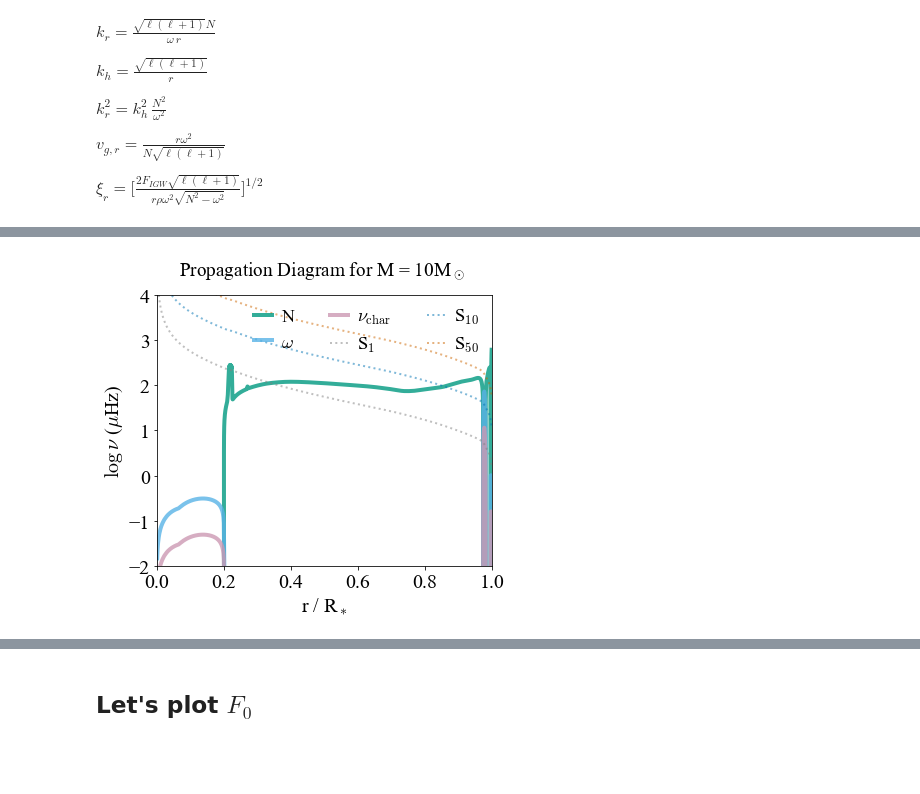
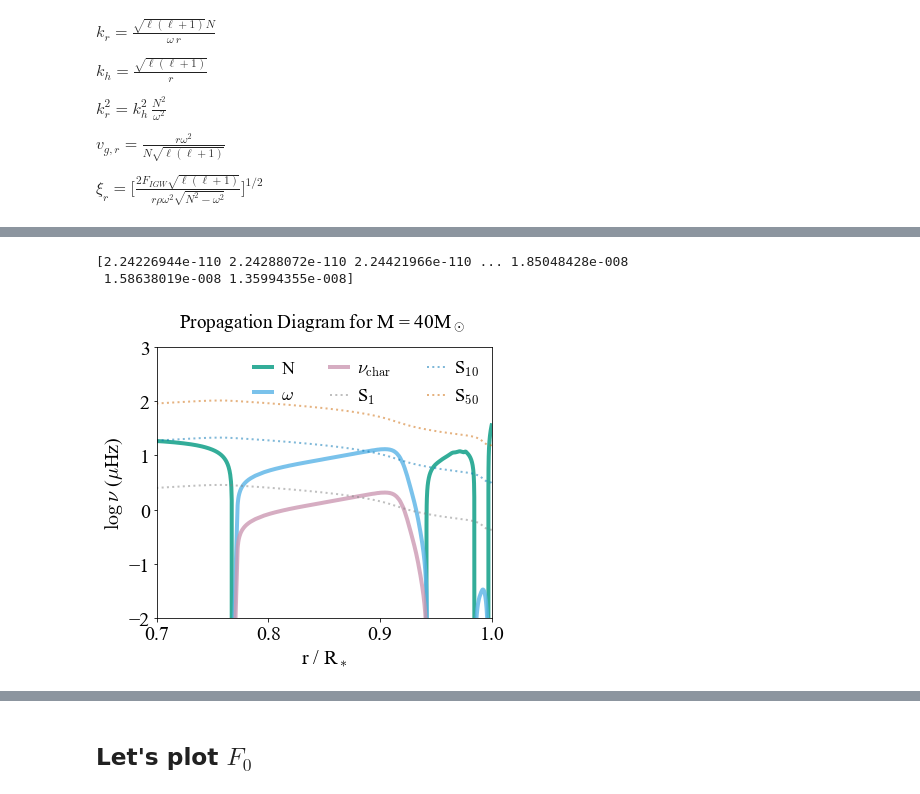
Before and after one commit to matteocantiello/rednoise, a Jupyter notebook: propagation_diagrams.ipynb, the cells around one changed output, grey strips where cells are left out. Drawn from its saved outputs; the diff is of its cells as text; code cells hidden in the pictures; blank space fills up the shorter version.

```diff
--- a/propagation_diagrams.ipynb
+++ b/propagation_diagrams.ipynb
@@ -157,6 +157,10 @@ def xi_r(ell,brunt,omega,radius, rho, figw): # Calculate radial displacement fro
     xir = xir**0.5
     return xir;
 
+def lamb_ell(lamb1,ell):         # Return Lamb_ell Given Lamb_1
+    lambell=lamb1*(ell*(ell+1)/2)**0.5
+    return lambell;
+
 #def xi_r(ell,brunt,omega,radius, rho, figw): # Calculate radial displacement from IGWs with flux Figw
 #    xir = 2.0*figw*(ell *( ell + 1))**0.5
 #    xir = xir / (radius * rho * omega**2.0)
@@ -197,5 +252,5 @@ hrdlines = [5.0,6.0,7.0,9.0,11,13,15,20,25,30,40,60,80,120]
 # %%
-mesa=mr.MesaData(DIR+'10/LOGS/profile10.data')
+mesa=mr.MesaData(DIR+'40/LOGS/profile20.data')
 dir(mesa)
 mesa.bulk_names
 
@@ -205,46 +260,45 @@ mesa.bulk_names
 # lamb_S ! for l=1: S = sqrt(2)*csound/r
 muhz=1e-6 #conversion factor from muhz to hz
 
-
 brunt=(1e6/6.283)*10**mesa.log_brunt_N
 lamb1=(1e6/6.283)*mesa.lamb_S
-lamb10=lamb1*(10*(10+1)/2)**0.5
-lamb50=lamb1*(50*(50+1)/2)**0.5
-lamb100=lamb1*(100*(100+1)/2)**0.5
-lamb300=lamb1*(300*(300+1)/2)**0.5
+
+lamb10=lamb_ell(lamb1,10)
+lamb50=lamb_ell(lamb1,50)
+lamb100=lamb_ell(lamb1,100)
+lamb300=lamb_ell(lamb1,300)
 
 plt.plot(mesa.radius/mesa.radius[1],np.log10(brunt),linewidth=4, alpha=0.8,label = r'N',color=BLUE_GREEN)
 
 ## Calculate Omega (nu_char)
 # Extract Omega:
 # Calculate turnover timescale
 vc=10**mesa.log_conv_vel
 alpha_mlt = 1.6
 hp=mesa.pressure_scale_height
-turnover=alpha_mlt*hp*rsun/vc
+turnover=2*alpha_mlt*hp*rsun/vc
 
 nu_char=1.0/(2*3.1415*turnover)     # Definition in Bowman et al. 2020
 
-
-omega=vc/(alpha_mlt*hp*rsun) # definition from Fuller et al. 2014
+omega=vc/(2*alpha_mlt*hp*rsun) # definition from Fuller et al. 2014
 #print(omega/muhz)
 plt.plot(mesa.radius/mesa.radius[1],np.log10(omega/muhz),linewidth=4, alpha=0.8,label = r'$\omega$',color=SKY_BLUE)
 plt.plot(mesa.radius/mesa.radius[1],np.log10(nu_char/muhz),linewidth=4, alpha=0.8,label = r'$\nu_{\rm char}$',color=RED_PURPLE)
 
 plt.plot(mesa.radius/mesa.radius[1],np.log10(lamb1),linewidth=2, ls=':', alpha=0.5,label = r'S$_1$',color='gray')
 plt.plot(mesa.radius/mesa.radius[1],np.log10(lamb10),linewidth=2, ls=':',alpha=0.5,label = r'S$_{10}$',color=BLUE)
 plt.plot(mesa.radius/mesa.radius[1],np.log10(lamb50),linewidth=2, ls=':',alpha=0.5,label = r'S$_{50}$',color=VERMILLION)
 #plt.plot(mesa.radius/mesa.radius[1],np.log10(lamb30),linewidth=2, alpha=0.8,label = r'  S$_{30}$')
 #plt.plot(mesa.radius/mesa.radius[1],np.log10(lamb300),linewidth=2, alpha=0.8,label = r'S$_{\ell = 300}$')
 
-
-
 legend = plt.legend(loc='upper right',fontsize=18,ncol=3)
 
-plt.axis([0.0,1, -2,4])
+plt.axis([0.7,1, -2,3])
 plt.xlabel(r'r / R$_*$')
 plt.ylabel(r'$\log\, \nu$ ($\mu$Hz)')
-plt.title(r'Propagation Diagram for M = 10M$_\odot$ ') #X$_c$=0.68
-plt.savefig("Propagation10Msun_zoom.pdf")
+plt.title(r'Propagation Diagram for M = 40M$_\odot$ ') #X$_c$=0.68
+plt.savefig("Propagation40Msun_zoom.pdf")
 # %% [output]
+[2.24226944e-110 2.24288072e-110 2.24421966e-110 ... 1.85048428e-008
+ 1.58638019e-008 1.35994355e-008]
-[figure, old version]
+[figure, new version]
```
Also changed, not shown: parts of 13 cells of this notebook.
